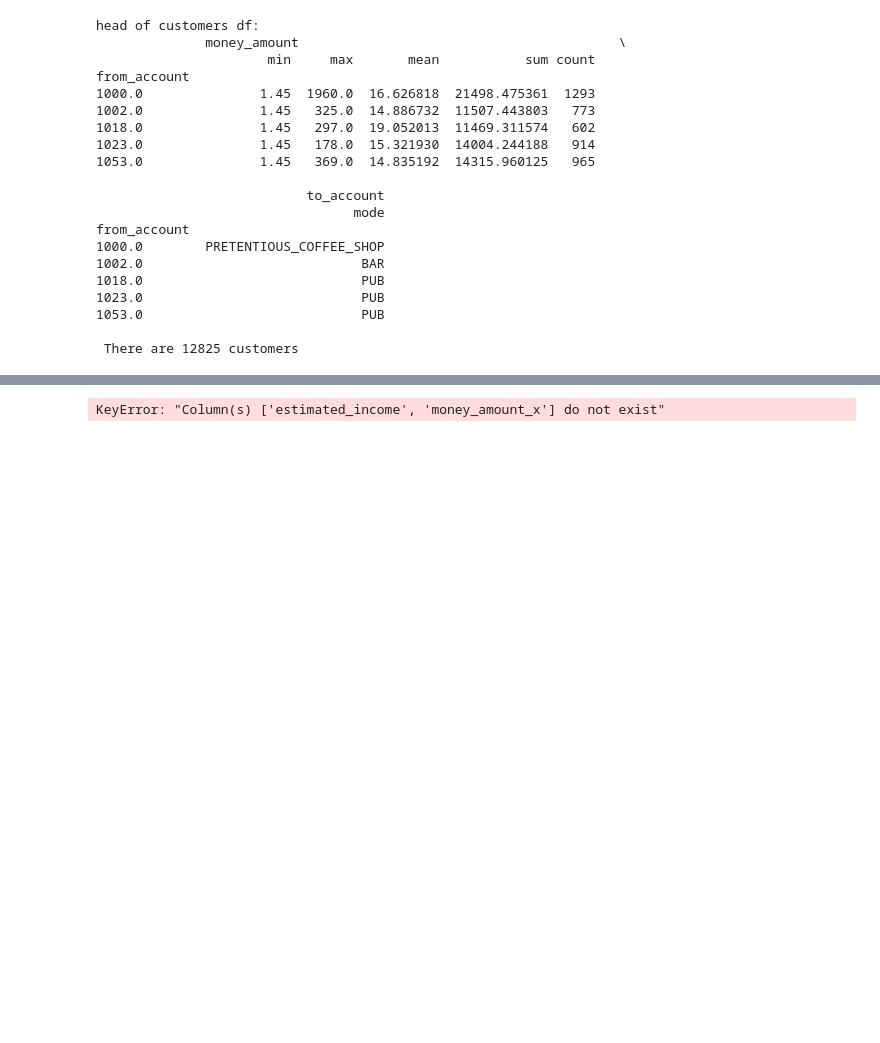
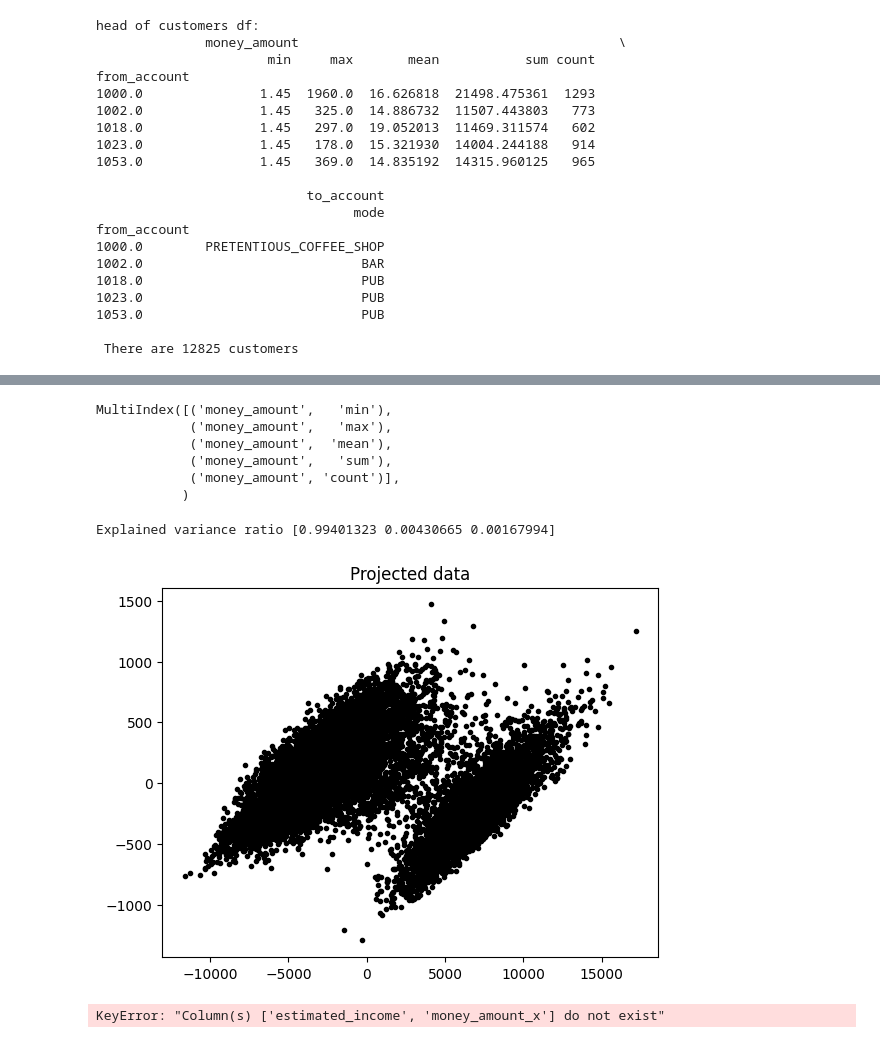
Before and after one commit to qt22010/DSMP-Grp24-, a Jupyter notebook: Sasha/cleaning_forIncomePrediction.ipynb, the cells around one changed output, grey strips where cells are left out. Drawn from its saved outputs; the diff is of its cells as text; code cells hidden in the pictures; blank space fills up the shorter version.

```diff
--- a/Sasha/cleaning_forIncomePrediction.ipynb
+++ b/Sasha/cleaning_forIncomePrediction.ipynb
@@ -307,0 +280,3 @@ df["estimated_income"]=incomedf
+# %%
+print(df_customers.columns)
+df_customers=df_customers.rename(columns={['money_amount', 'min']:'min_purchase'})
@@ -308,3 +292,29 @@ df["estimated_income"]=incomedf
+# %%
+customers_pca  = df_customers.loc[:, df_customers.columns != ('to_account','mode')]
+customers_pca.columns
+# %% [output]
+MultiIndex([('money_amount',   'min'),
+            ('money_amount',   'max'),
+            ('money_amount',  'mean'),
+            ('money_amount',   'sum'),
+            ('money_amount', 'count')],
+           )
+# %%
+from sklearn.decomposition import PCA
+pca = PCA(n_components=3)
+pca.fit(customers_pca)
+# This should equal the sum of the first two values in the cumulative proportion plot
+print('Explained variance ratio '+ str(pca.explained_variance_ratio_))
+
+# Project data onto first two principal components
+projX = pca.transform(customers_pca)
+plt.figure(4)
+plt.plot(projX[:,0], projX[:,1], 'k.')
+plt.title('Projected data')
+plt.show()
+# %% [output]
+Explained variance ratio [0.99401323 0.00430665 0.00167994]
+[figure, added]
 # %%
 #creating new dfs to summarise customers
 
```
Also changed, not shown: parts of 5 cells of this notebook.
